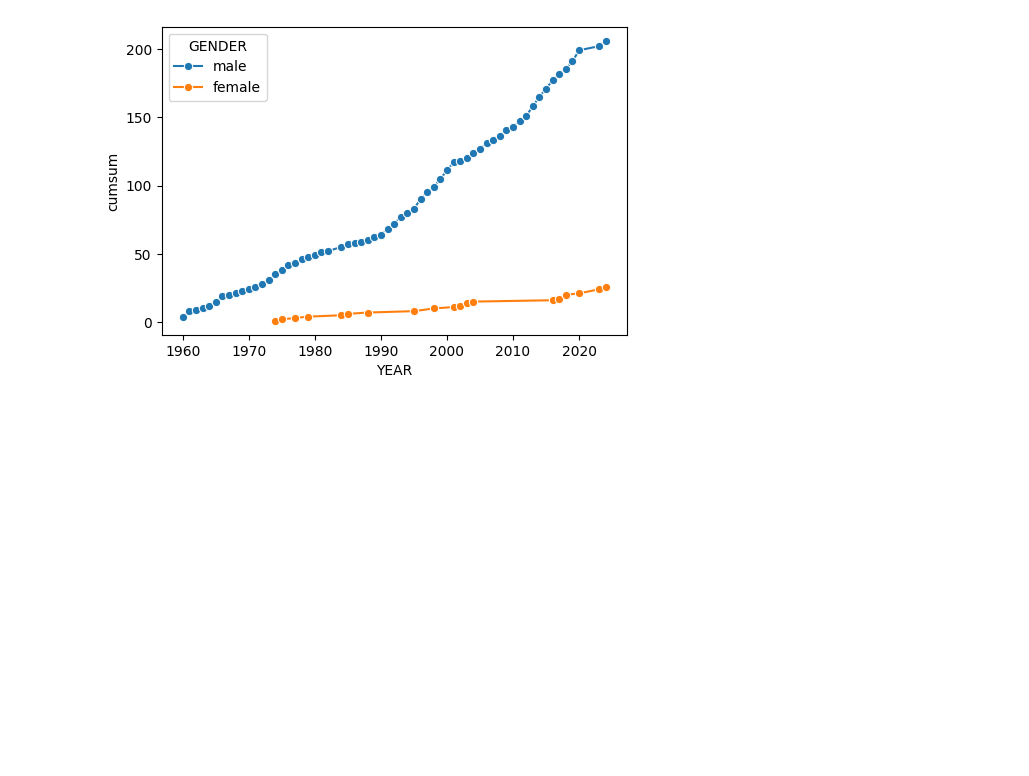
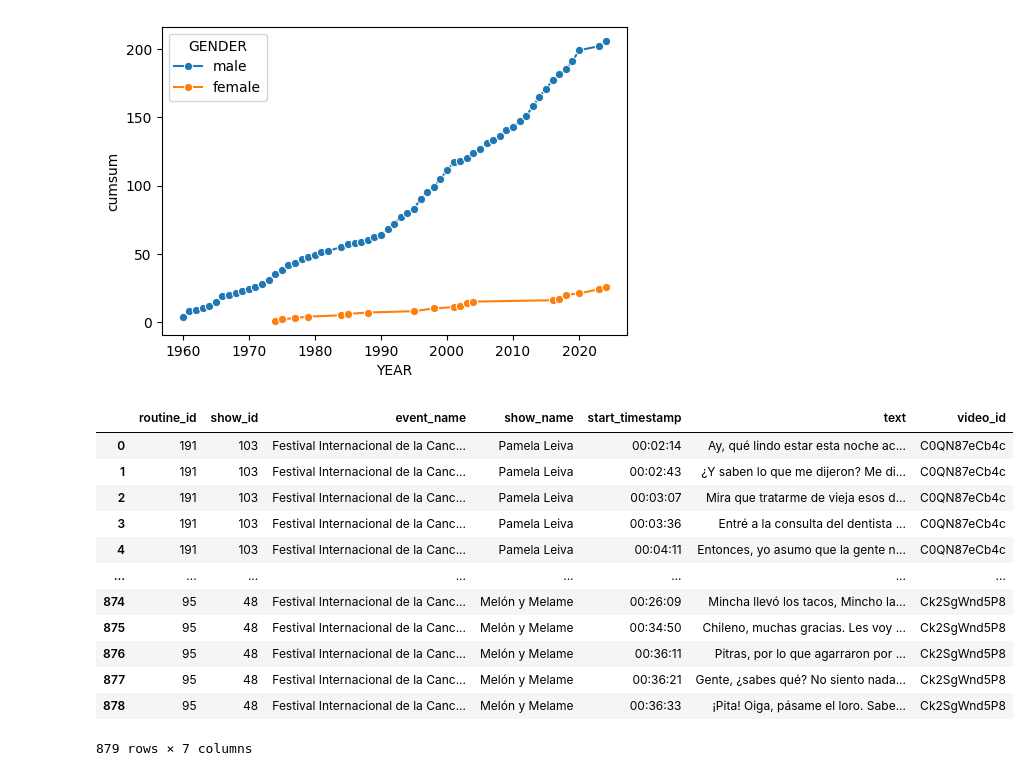
Before and after one commit to aastroza/chilean-humor, a Jupyter notebook: notebooks/00_explore_ficvn_data.ipynb, the cells around one changed output. Cells and saved outputs as stored; diff of their text form; code cells hidden in the pictures; blank space fills up the shorter version.

Commit message:
new jokes.csv data

```diff
--- a/notebooks/00_explore_ficvn_data.ipynb
+++ b/notebooks/00_explore_ficvn_data.ipynb
@@ -89,3 +89,21 @@ plt.savefig('../images/gender_line_plot.png', bbox_inches='tight', dpi=300)
 plt.show()
 # %% [output]
 [figure]
+# %%
+df_jokes = pd.read_csv('../data/jokes.csv')
+# %%
+df_jokes
+# %% [output]
+|  | routine_id | show_id | event_name | show_name | start_timestamp | text | video_id |
+| 0 | 191 | 103 | Festival Internacional de la Canc... | Pamela Leiva | 00:02:14 | Ay, qué lindo estar esta noche ac... | C0QN87eCb4c |
+| 1 | 191 | 103 | Festival Internacional de la Canc... | Pamela Leiva | 00:02:43 | ¿Y saben lo que me dijeron? Me di... | C0QN87eCb4c |
+| 2 | 191 | 103 | Festival Internacional de la Canc... | Pamela Leiva | 00:03:07 | Mira que tratarme de vieja esos d... | C0QN87eCb4c |
+| 3 | 191 | 103 | Festival Internacional de la Canc... | Pamela Leiva | 00:03:36 | Entré a la consulta del dentista ... | C0QN87eCb4c |
+| 4 | 191 | 103 | Festival Internacional de la Canc... | Pamela Leiva | 00:04:11 | Entonces, yo asumo que la gente n... | C0QN87eCb4c |
+| ... | ... | ... | ... | ... | ... | ... | ... |
+| 874 | 95 | 48 | Festival Internacional de la Canc... | Melón y Melame | 00:26:09 | Mincha llevó los tacos, Mincho la... | Ck2SgWnd5P8 |
+| 875 | 95 | 48 | Festival Internacional de la Canc... | Melón y Melame | 00:34:50 | Chileno, muchas gracias. Les voy ... | Ck2SgWnd5P8 |
+| 876 | 95 | 48 | Festival Internacional de la Canc... | Melón y Melame | 00:36:11 | Pitras, por lo que agarraron por ... | Ck2SgWnd5P8 |
+| 877 | 95 | 48 | Festival Internacional de la Canc... | Melón y Melame | 00:36:21 | Gente, ¿sabes qué? No siento nada... | Ck2SgWnd5P8 |
+| 878 | 95 | 48 | Festival Internacional de la Canc... | Melón y Melame | 00:36:33 | ¡Pita! Oiga, pásame el loro. Sabe... | Ck2SgWnd5P8 |
+879 rows × 7 columns
```
Also changed, not shown: 2 other files.
